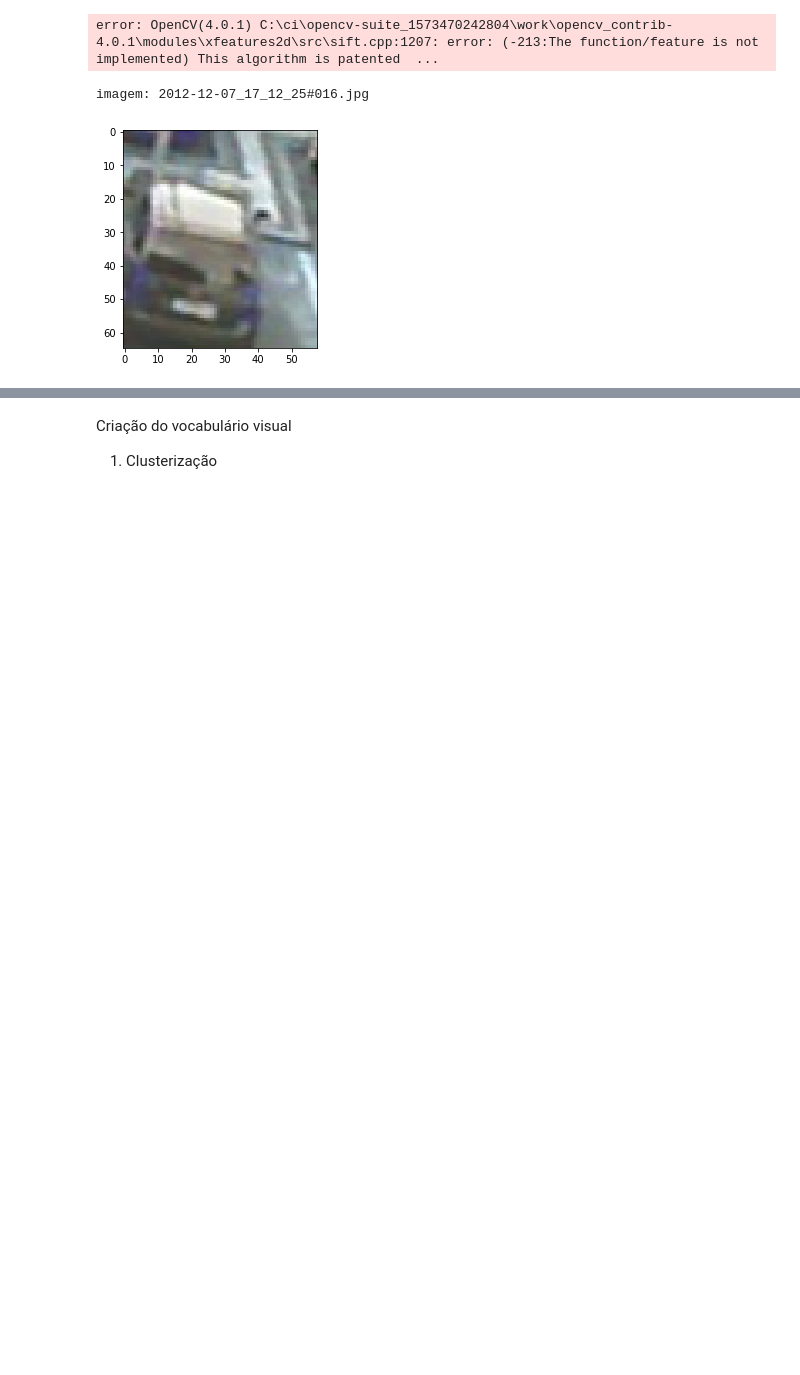
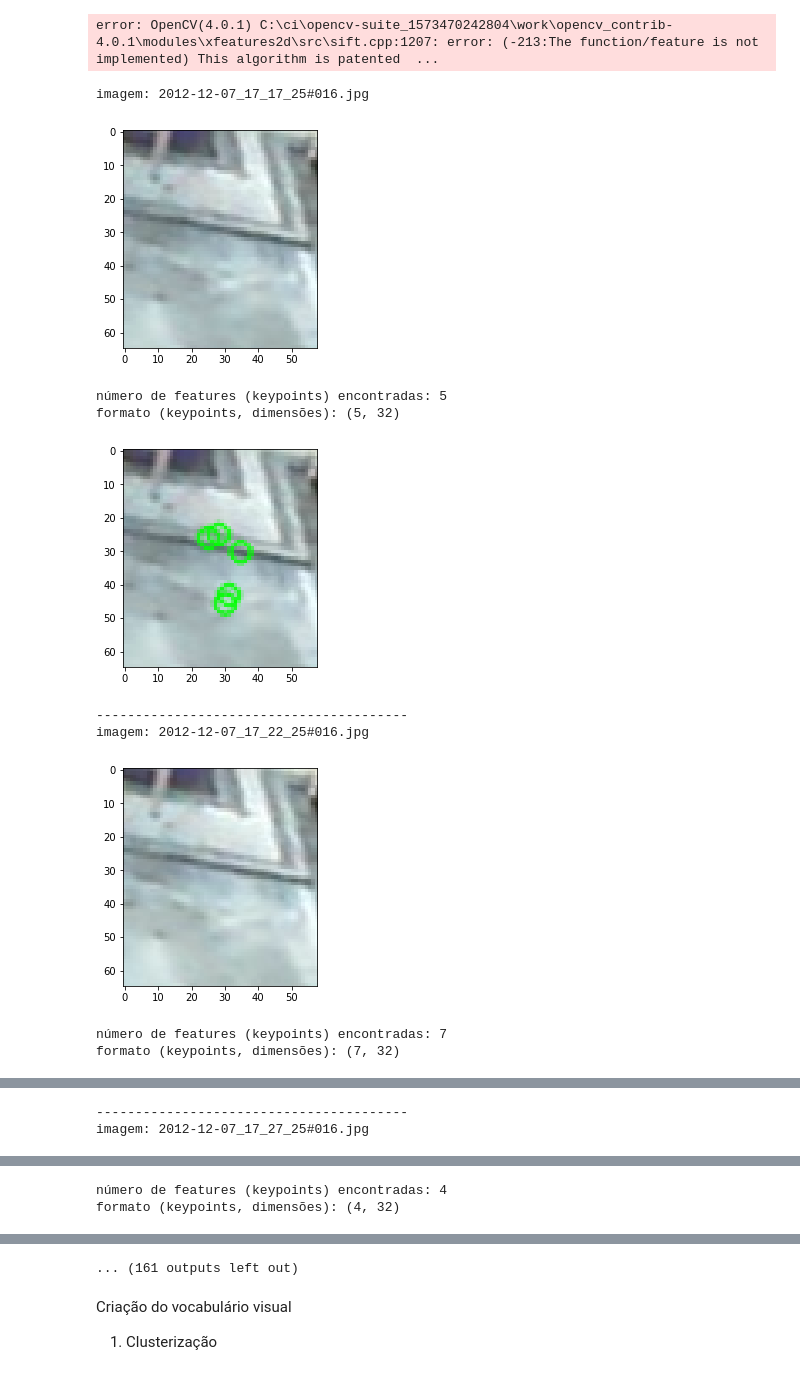
Before and after one commit to albs-br/tcc-machine-vision, a Jupyter notebook: TCC_teste_1.ipynb, the cells around one changed output, grey strips where cells are left out. Cells and saved outputs as stored; diff of their text form; code cells hidden in the pictures; blank space fills up the shorter version.

```diff
--- a/TCC_teste_1.ipynb
+++ b/TCC_teste_1.ipynb
@@ -28,6 +32,6 @@ import pickle
 # %%
-input_dir = "C:/TCC_ForaDoOneDrive/Imagens selecionadas - 43/UFPR04/Sunny/2012-12-07/All/"
-#input_dir = "C:/TCC_ForaDoOneDrive/Imagens selecionadas - 3800/UFPR04/016/"
+input_dir = "C:/TCC_ForaDoOneDrive/PKLOT - Imagens selecionadas - 43/UFPR04/Sunny/2012-12-07/All/"
+#input_dir = "C:/TCC_ForaDoOneDrive/PKLOT - Imagens selecionadas - 3800/UFPR04/016/"
 
 features_dir = "features/"
 
@@ -113,25 +143,25 @@ print(h)
 4.0.1
 error: OpenCV(4.0.1) C:\ci\opencv-suite_1573470242804\work\opencv_contrib-4.0.1\modules\xfeatures2d\src\sift.cpp:1207: error: (-213:The function/feature is not implemented) This algorithm is patented  ...
 # %%
-        # Initiate ORB detector
-        # valores default: ORB(int nfeatures=500, float scaleFactor=1.2f, int nlevels=8, int edgeThreshold=31, int firstLevel=0, int WTA_K=2, int scoreType=ORB::HARRIS_SCORE, int patchSize=31)
-        orb = cv2.ORB_create(
-          nfeatures = 500,                    # The maximum number of features to retain.
-          scaleFactor = 1.2,                  # Pyramid decimation ratio, greater than 1
-          nlevels = 8,                        # The number of pyramid levels.
-          edgeThreshold = 7,                  # This is size of the border where the features are not detected. It should roughly match the patchSize parameter
-          firstLevel = 0,                     # It should be 0 in the current implementation.
-          WTA_K = 2,                          # The number of points that produce each element of the oriented BRIEF descriptor.
-          scoreType = cv2.ORB_HARRIS_SCORE,   # The default HARRIS_SCORE means that Harris algorithm is used to rank features (the score is written to KeyPoint::score and is
-                                              # used to retain best nfeatures features); FAST_SCORE is alternative value of the parameter that produces slightly less stable
-                                              # keypoints, but it is a little faster to compute.
-          #scoreType = cv2.ORB_FAST_SCORE,
-          patchSize = 7                       # size of the patch used by the oriented BRIEF descriptor. Of course, on smaller pyramid layers the perceived image area covered
-                                              # by a feature will be larger.
-        )
+# Initiate ORB detector
+# valores default: ORB(int nfeatures=500, float scaleFactor=1.2f, int nlevels=8, int edgeThreshold=31, int firstLevel=0, int WTA_K=2, int scoreType=ORB::HARRIS_SCORE, int patchSize=31)
+orb = cv2.ORB_create(
+  nfeatures = 500,                    # The maximum number of features to retain.
+  scaleFactor = 1.2,                  # Pyramid decimation ratio, greater than 1
+  nlevels = 8,                        # The number of pyramid levels.
+  edgeThreshold = 15,                 # This is size of the border where the features are not detected. It should roughly match the patchSize parameter
+  firstLevel = 0,                     # It should be 0 in the current implementation.
+  WTA_K = 2,                          # The number of points that produce each element of the oriented BRIEF descriptor.
+  scoreType = cv2.ORB_HARRIS_SCORE,   # The default HARRIS_SCORE means that Harris algorithm is used to rank features (the score is written to KeyPoint::score and is
+                                      # used to retain best nfeatures features); FAST_SCORE is alternative value of the parameter that produces slightly less stable
+                                      # keypoints, but it is a little faster to compute.
+  #scoreType = cv2.ORB_FAST_SCORE,
+  patchSize = 15                      # size of the patch used by the oriented BRIEF descriptor. Of course, on smaller pyramid layers the perceived image area covered
+                                      # by a feature will be larger.
+)
 
-        # Initiate BRIEF extractor
-        brief = cv2.xfeatures2d.BriefDescriptorExtractor_create()
+# Initiate BRIEF extractor
+brief = cv2.xfeatures2d.BriefDescriptorExtractor_create()
 # %%
 %%time
 
@@ -191,7 +221,7 @@ if os.path.exists(input_dir):
         #kp = star.detect(img, None)
 
         # find the keypoints with ORB
-        # kp = orb.detect(img, None)
+        kp = orb.detect(img, None)
 
 
 
@@ -199,36 +229,44 @@ if os.path.exists(input_dir):
         #kp, feat = brief.compute(img, kp)
 
         # compute the descriptors with ORB
-        #kp, feat = orb.compute(img, kp)
+        kp, feat = orb.compute(img, kp)
 
 
         # imprimir numero de features encontradas
         print("número de features (keypoints) encontradas: " + str(len(kp)))
         print("formato (keypoints, dimensões): " + str(np.shape(feat)))
         #print(feat)
 
         # mostrar imagem com os keypoints encontrados
         img2_kp = cv2.drawKeypoints(img, kp, None, color=(0,255,0), flags=cv2.DrawMatchesFlags_DEFAULT)
         plt.figure()
         plt.imshow(img2_kp)
         plt.show()
 
 
 
         feat_path = join(features_dir, file)
 
         # store the data as binary data stream
         if len(kp) > 0:
             with open(feat_path + ".brief", "wb") as f:
                 pickle.dump(feat.tolist(), f)
         else:
             print("Erro: 0 features encontradas")
 
         # f = open(feat_path + ".brief.txt", "w")
         # f.write(str(feat.tolist()))
         # f.close()
 
         print("----------------------------------------")
 # %% [output]
-imagem: 2012-12-07_17_12_25#016.jpg
+imagem: 2012-12-07_17_17_25#016.jpg
-[figure, old version]
+[figure, new version]
+número de features (keypoints) encontradas: 5
+formato (keypoints, dimensões): (5, 32)
+[figure, added]
+----------------------------------------
+imagem: 2012-12-07_17_22_25#016.jpg
+[figure, added]
+número de features (keypoints) encontradas: 7
+formato (keypoints, dimensões): (7, 32)
@@ -234,0 +274,2 @@ imagem: 2012-12-07_17_12_25#016.jpg
+----------------------------------------
+imagem: 2012-12-07_17_27_25#016.jpg
@@ -234,0 +277,2 @@ imagem: 2012-12-07_17_12_25#016.jpg
+número de features (keypoints) encontradas: 4
+formato (keypoints, dimensões): (4, 32)
@@ -235,3 +280,4 @@ imagem: 2012-12-07_17_12_25#016.jpg
+... (161 outputs left out)
 # %% [markdown]
 Criação do vocabulário visual
 
```
Also changed, not shown: parts of 15 cells of this notebook.
